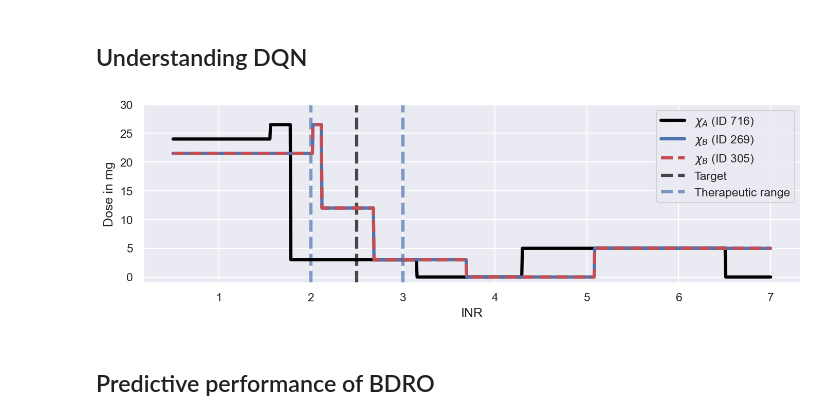
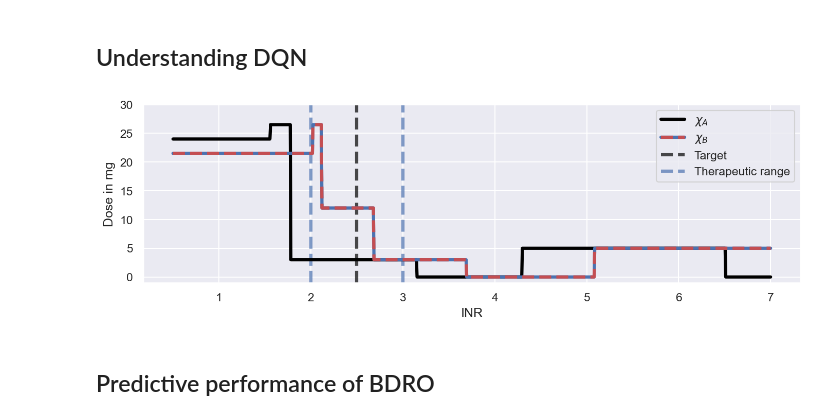
Before and after one commit to DavAug/mipd-warfarin, a Jupyter notebook: results/1_systems_pharmacology_model/results.ipynb, the cells around one changed output. Cells and saved outputs as stored; diff of their text form; code cells hidden in the pictures.

```diff
--- a/results/1_systems_pharmacology_model/results.ipynb
+++ b/results/1_systems_pharmacology_model/results.ipynb
@@ -1207,13 +1207,13 @@ data = pd.read_csv(
 policy_1 = {}
 for idx in range(3):
     if idx == 0:
-        label = r'$\chi _A$ ' + f'(ID {ids[idx]})'
+        label = r'$\chi _A$'
         temp = data[data['VKORC1 G alleles'] == 0.5]
     elif idx == 1:
-        label = r'$\chi _B$ ' + f'(ID {ids[idx]})'
+        label = r'$\chi _B$ 1'
         temp = data[data['VKORC1 G alleles'] == 1]
     else:
-        label = r'$\chi _B$ ' + f'(ID {ids[idx]})'
+        label = r'$\chi _B$ 2'
         temp = data[data['VKORC1 G alleles'] == 1]
 
     policy_1[label] = temp[['INR', 'Dose']].values
@@ -1246,38 +1246,45 @@ axes = []
 axes.append(plt.Subplot(fig, outer[0]))
 
 # Add axes to figure
 for ax in axes:
     fig.add_subplot(ax)
 
 colors = ['black', sns.color_palette()[0], sns.color_palette()[3]]
 ls = ['solid', 'solid', '--']
+lines = []
 for idl, label in enumerate(policy_1.keys()):
-    axes[0].plot(
+    l, = axes[0].plot(
         policy_1[label][:, 0], policy_1[label][:, 1], label=label,
         color=colors[idl], linewidth=3, linestyle=ls[idl], zorder=10)
-axes[0].axvline(
+    lines.append(l)
+l = axes[0].axvline(
     2.5, linestyle='--', color='black', linewidth=3, label='Target', alpha=0.7)
-axes[0].axvline(
+lines.append(l)
+l = axes[0].axvline(
     2, linestyle='--', color=sns.color_palette()[0], linewidth=3,
     label='Therapeutic range', alpha=0.7)
+lines.append(l)
 axes[0].axvline(
     3, linestyle='--', color=sns.color_palette()[0], linewidth=3, alpha=0.7)
 
 # Label axes
 axes[0].set_xlabel('INR')
 axes[0].set_ylabel('Dose in mg')
 axes[0].set_ylim([-1, 30])
 
-axes[0].legend()
+axes[0].legend(
+    [lines[0], (lines[1], lines[2]), lines[3], lines[4]],
+    [r'$\chi _A$', r'$\chi _B$', 'Target', 'Therapeutic range']
+)
 
 plt.savefig('12_dqn_dosing_policy.pdf',
     bbox_inches='tight')
 plt.savefig('12_dqn_dosing_policy.tif',
     bbox_inches='tight')
 
 plt.show()
 # %% [output]
-[figure, old version]
+[figure, new version]
 # %% [markdown]
 ## Predictive performance of BDRO
 # %%
```
Also changed, not shown: 2 other files.
